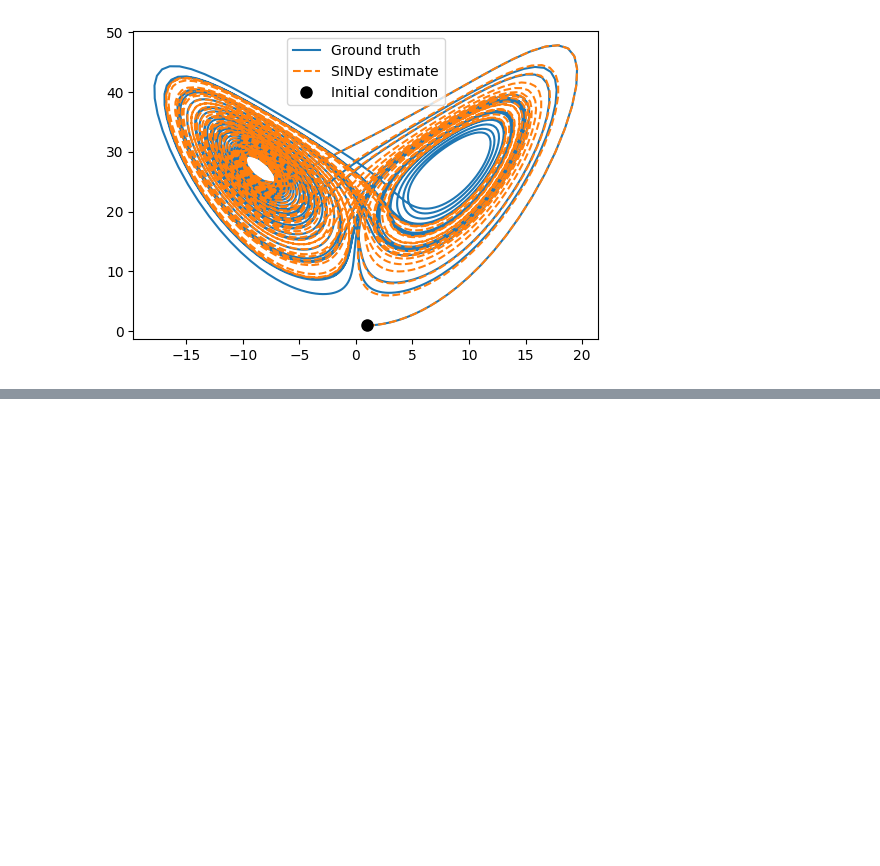
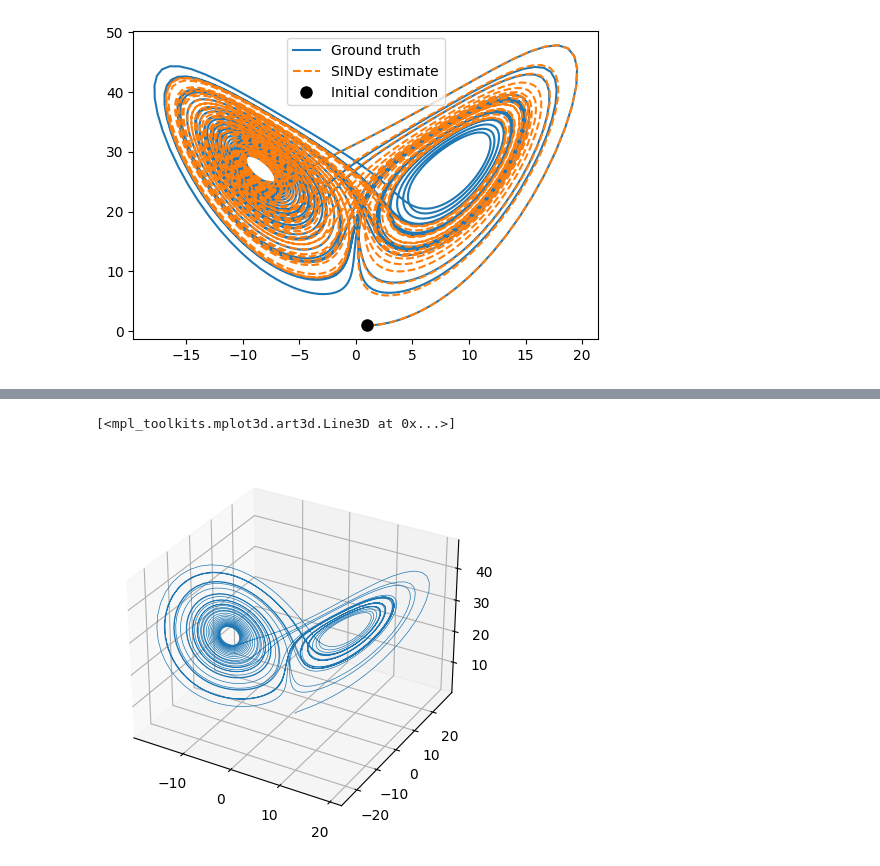
Before and after one commit to sadjumb/Scientific_non_linear_System, a Jupyter notebook: Testing_Reservoir.ipynb, the cells around one changed output, grey strips where cells are left out. Drawn from its saved outputs; the diff is of its cells as text; code cells hidden in the pictures; blank space fills up the shorter version.

```diff
--- a/Testing_Reservoir.ipynb
+++ b/Testing_Reservoir.ipynb
@@ -149,0 +206,6 @@ for i in range(10):
+# %%
+ax = plt.figure().add_subplot(projection='3d')
+ax.plot(x_train[:4000, 0], x_train[:4000, 1], x_train[:4000, 2].T, lw=0.5)
+# %% [output]
+[<mpl_toolkits.mplot3d.art3d.Line3D at 0x...>]
+[figure, added]
```
Also changed, not shown: parts of 16 cells of this notebook.
